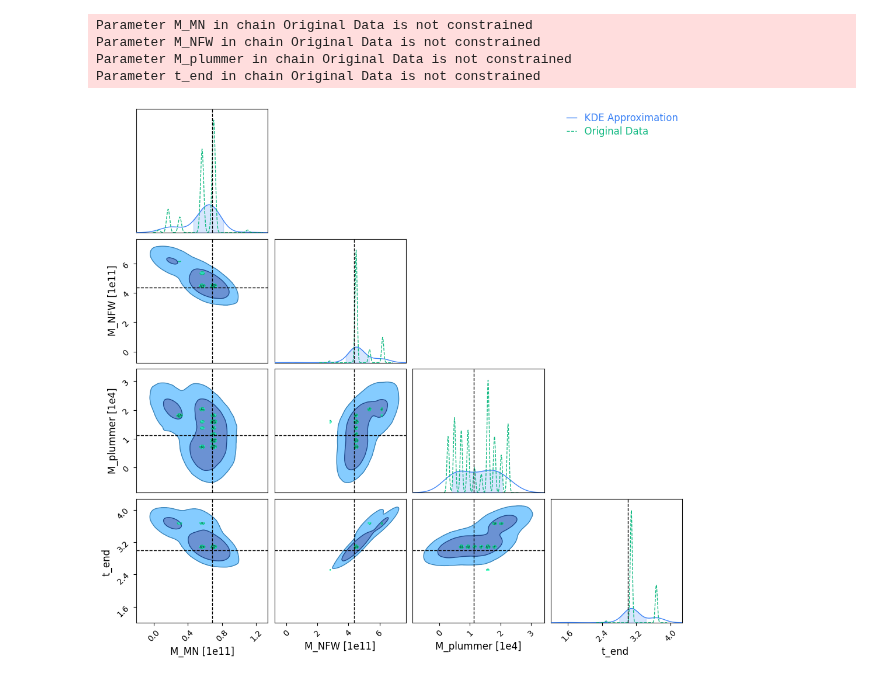
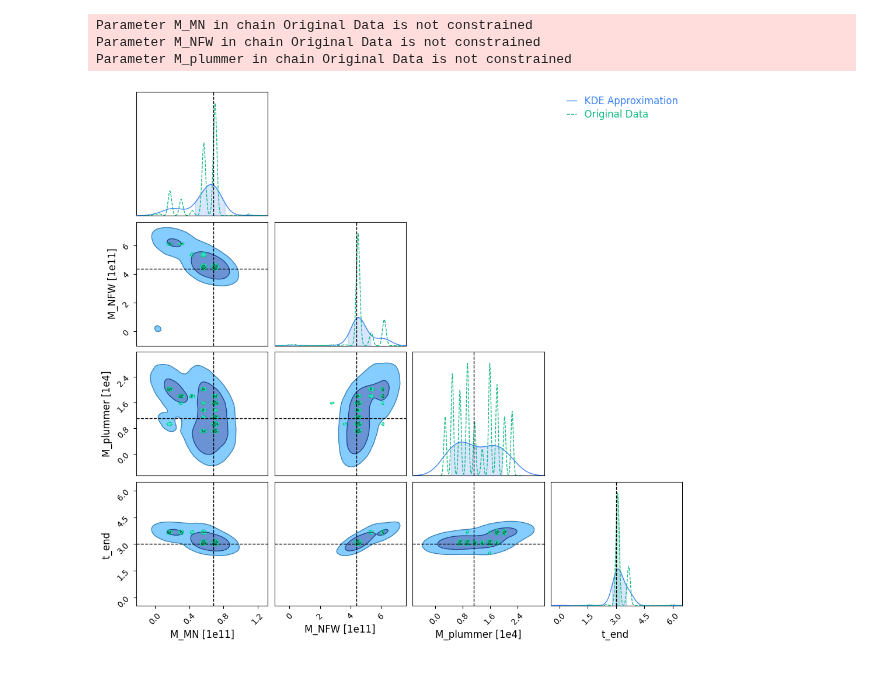
Before and after one commit to vepe99/Odisseo, a Jupyter notebook: notebooks/dev/albastross/uncertatinty_quantification_results.ipynb, the cells around one changed output. Cells and saved outputs as stored; diff of their text form; code cells hidden in the pictures.

Commit message:
plot of gradient descend results with gaussian and kde approximations

```diff
--- a/notebooks/dev/albastross/uncertatinty_quantification_results.ipynb
+++ b/notebooks/dev/albastross/uncertatinty_quantification_results.ipynb
@@ -103,38 +109,37 @@ def generate_kde_samples(df, n_samples=10000):
     data_array = df.values.T  # Transpose for sklearn format
 
     # Create KDE
-    kde = gaussian_kde(data_array)
+    kde = gaussian_kde(data_array, bw_method='silverman')  # 'scott' or 'silverman' for bandwidth selection
 
     # Generate new samples
     kde_samples = kde.resample(n_samples).T
 
     # Convert back to DataFrame
     kde_df = pd.DataFrame(kde_samples, columns=df.columns)
 
     return kde_df
 
 # Generate KDE samples
 kde_samples_df = generate_kde_samples(df, n_samples=500_000)
 
 # Plot with ChainConsumer
 c = ChainConsumer()
 c.add_chain(Chain(samples=kde_samples_df, name="KDE Approximation"))
 c.add_chain(Chain(samples=numeric_df, name="Original Data", linestyle="--"))
 c.add_truth(Truth(location={
     't_end': params.t_end * code_units.code_time.to(u.Gyr),
     'M_plummer': params.Plummer_params.Mtot * code_units.code_mass.to(u.Msun),
     'M_NFW': params.NFW_params.Mvir * code_units.code_mass.to(u.Msun),
     'M_MN': params.MN_params.M * code_units.code_mass.to(u.Msun),
 }))
 
 fig = c.plotter.plot()
 plt.show()
 # %% [output]
 Parameter M_MN in chain Original Data is not constrained
 Parameter M_NFW in chain Original Data is not constrained
 Parameter M_plummer in chain Original Data is not constrained
-Parameter t_end in chain Original Data is not constrained
-[figure, old version]
+[figure, new version]
 # %%
 from scipy.stats import multivariate_normal
 
```
Also changed, not shown: parts of 3 cells of this notebook.
